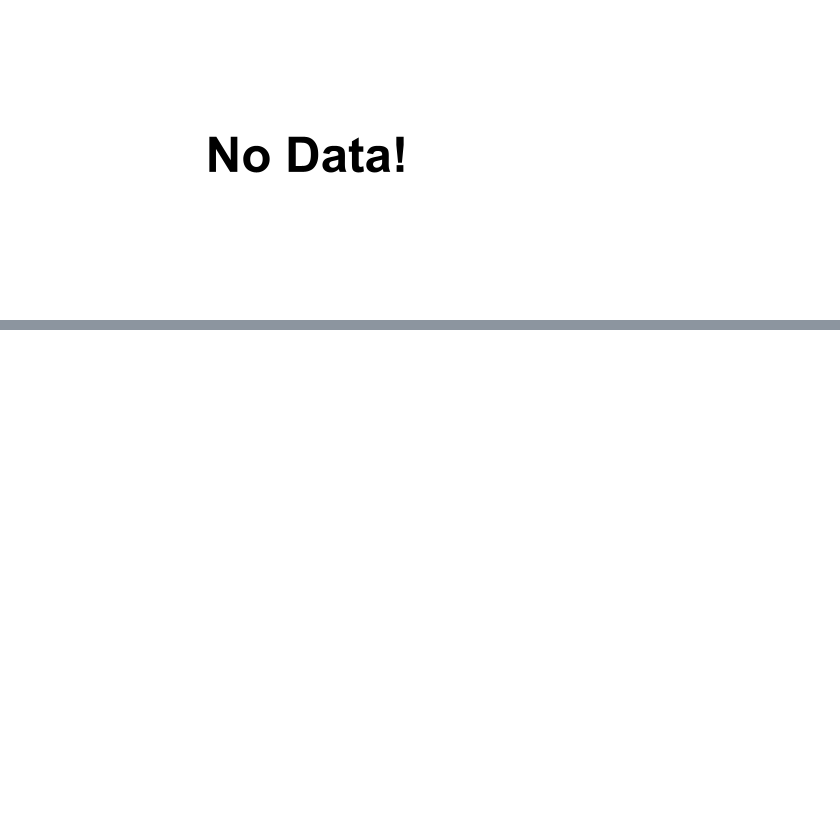
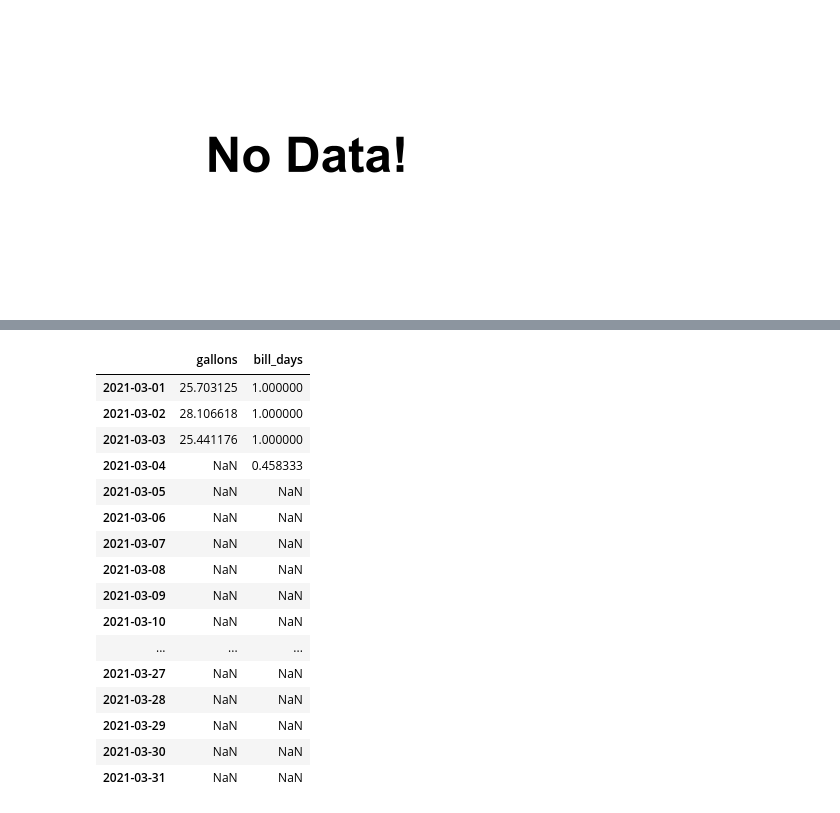
Before and after one commit to alanmitchell/heat-recovery-billing, a Jupyter notebook: heat_billing.ipynb, the cells around one changed output, grey strips where cells are left out. Saved outputs shown, nothing was run; the diff lists cells and outputs as text; code cells hidden in the pictures; blank space fills up the shorter version.

```diff
--- a/heat_billing.ipynb
+++ b/heat_billing.ipynb
@@ -427,0 +490,5 @@ Image.open('images/no-data.png')
+# %%
+st = datetime(2021, 3, 1)
+_, days_in_month = monthrange(st.year, st.month)
+new_ix = pd.date_range(start=st, freq='D', periods=days_in_month)
+new_ix
@@ -427,0 +509,3 @@ Image.open('images/no-data.png')
+# %%
+dfdf = df_daily.reindex(new_ix)
+dfdf.head(10)
@@ -427,0 +524,22 @@ Image.open('images/no-data.png')
+# %%
+dfdf.loc[(dfdf.bill_days < 0.7) | (dfdf.bill_days > 1/.7), 'gallons'] = np.nan
+# %%
+dfdf
+# %% [output]
+|  | gallons | bill_days |
+| 2021-03-01 | 25.703125 | 1.000000 |
+| 2021-03-02 | 28.106618 | 1.000000 |
+| 2021-03-03 | 25.441176 | 1.000000 |
+| 2021-03-04 | NaN | 0.458333 |
+| 2021-03-05 | NaN | NaN |
+| 2021-03-06 | NaN | NaN |
+| 2021-03-07 | NaN | NaN |
+| 2021-03-08 | NaN | NaN |
+| 2021-03-09 | NaN | NaN |
+| 2021-03-10 | NaN | NaN |
+| ... | ... | ... |
+| 2021-03-27 | NaN | NaN |
+| 2021-03-28 | NaN | NaN |
+| 2021-03-29 | NaN | NaN |
+| 2021-03-30 | NaN | NaN |
+| 2021-03-31 | NaN | NaN |
```
Also changed, not shown: parts of 10 cells of this notebook, 3 other files.
